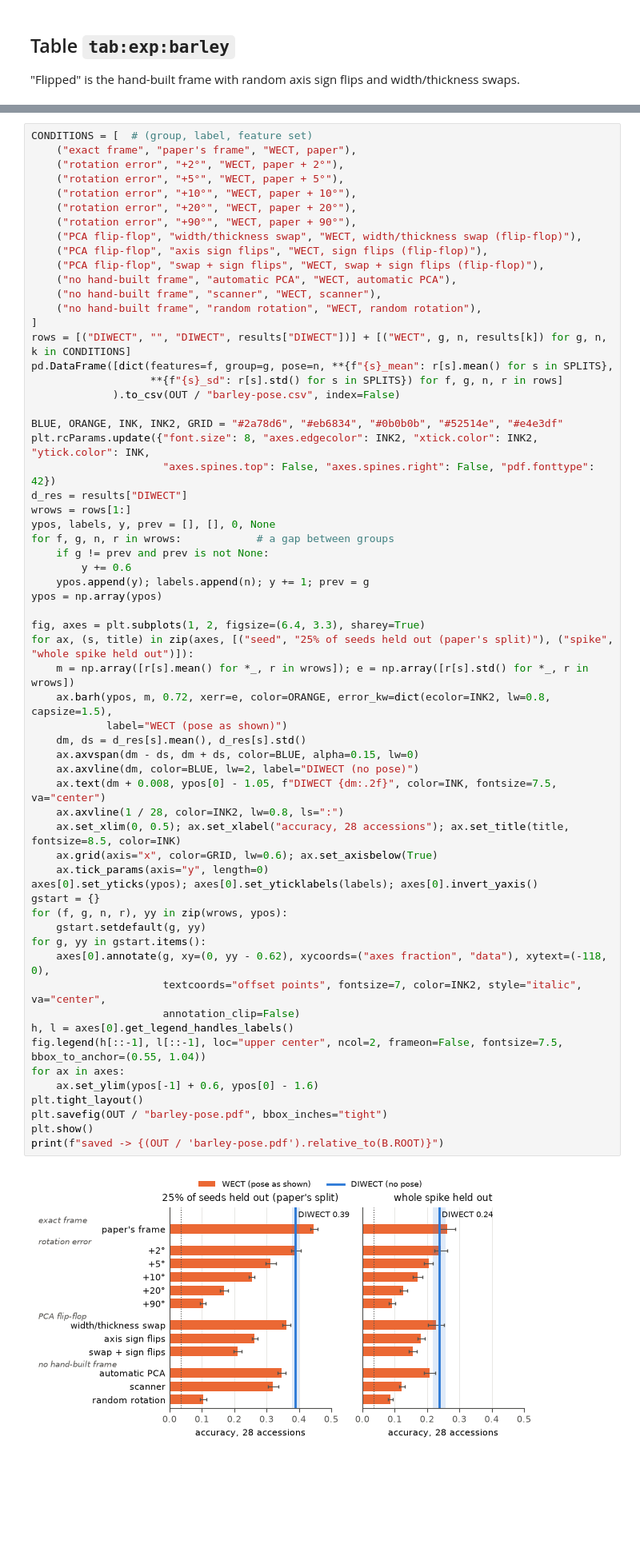
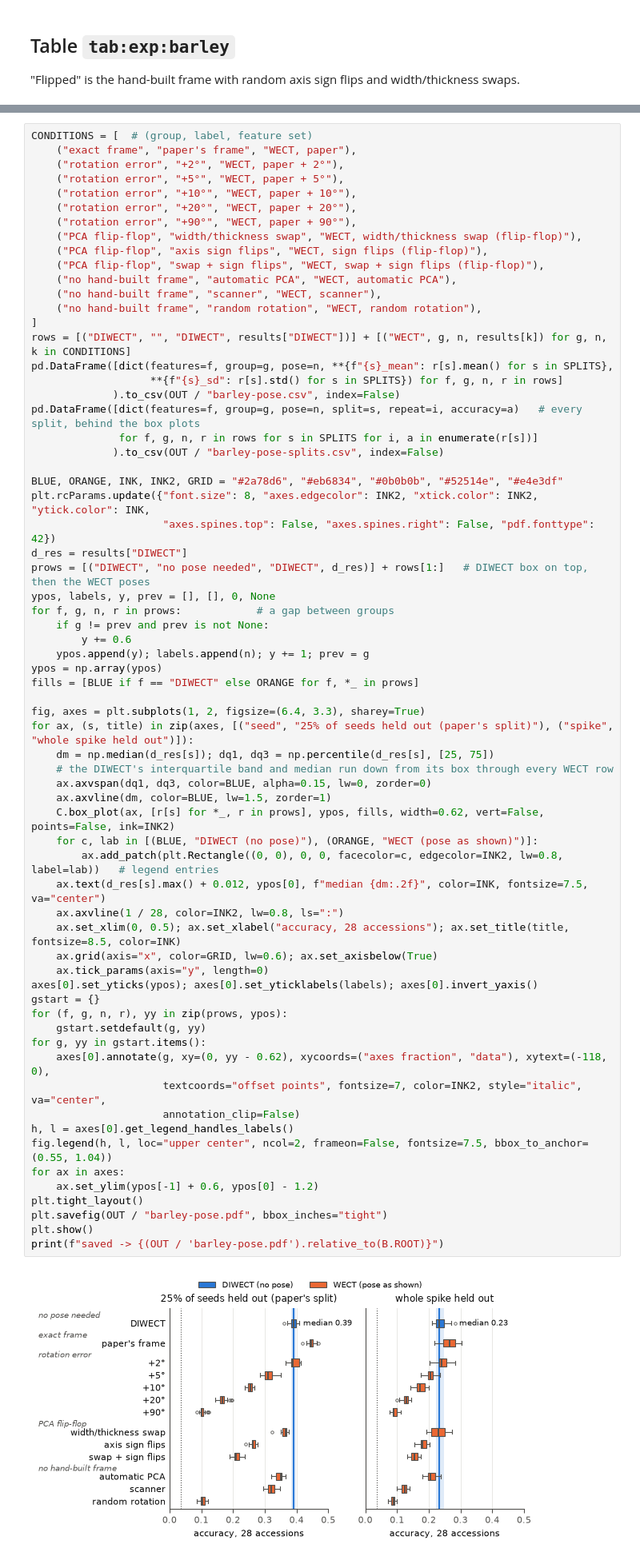
Before and after one commit to compTAG/diwect, a Jupyter notebook: experiments/04b-barley-table-and-fig.ipynb, the cells around one changed output, grey strips where cells are left out. Shown at 80% size. Saved outputs shown, nothing was run; the diff lists cells and outputs as text; blank space fills up the shorter version.

Commit message:
Change figures from dynamite plots to box plots

```diff
--- a/experiments/04b-barley-table-and-fig.ipynb
+++ b/experiments/04b-barley-table-and-fig.ipynb
@@ -170,50 +171,55 @@ rows = [("DIWECT", "", "DIWECT", results["DIWECT"])] + [("WECT", g, n, results[k
 pd.DataFrame([dict(features=f, group=g, pose=n, **{f"{s}_mean": r[s].mean() for s in SPLITS},
                    **{f"{s}_sd": r[s].std() for s in SPLITS}) for f, g, n, r in rows]
              ).to_csv(OUT / "barley-pose.csv", index=False)
+pd.DataFrame([dict(features=f, group=g, pose=n, split=s, repeat=i, accuracy=a)   # every split, behind the box plots
+              for f, g, n, r in rows for s in SPLITS for i, a in enumerate(r[s])]
+             ).to_csv(OUT / "barley-pose-splits.csv", index=False)
 
 BLUE, ORANGE, INK, INK2, GRID = "#2a78d6", "#eb6834", "#0b0b0b", "#52514e", "#e4e3df"
 plt.rcParams.update({"font.size": 8, "axes.edgecolor": INK2, "xtick.color": INK2, "ytick.color": INK,
                      "axes.spines.top": False, "axes.spines.right": False, "pdf.fonttype": 42})
 d_res = results["DIWECT"]
-wrows = rows[1:]
+prows = [("DIWECT", "no pose needed", "DIWECT", d_res)] + rows[1:]   # DIWECT box on top, then the WECT poses
 ypos, labels, y, prev = [], [], 0, None
-for f, g, n, r in wrows:            # a gap between groups
+for f, g, n, r in prows:            # a gap between groups
     if g != prev and prev is not None:
         y += 0.6
     ypos.append(y); labels.append(n); y += 1; prev = g
 ypos = np.array(ypos)
+fills = [BLUE if f == "DIWECT" else ORANGE for f, *_ in prows]
 
 fig, axes = plt.subplots(1, 2, figsize=(6.4, 3.3), sharey=True)
 for ax, (s, title) in zip(axes, [("seed", "25% of seeds held out (paper's split)"), ("spike", "whole spike held out")]):
-    m = np.array([r[s].mean() for *_, r in wrows]); e = np.array([r[s].std() for *_, r in wrows])
-    ax.barh(ypos, m, 0.72, xerr=e, color=ORANGE, error_kw=dict(ecolor=INK2, lw=0.8, capsize=1.5),
-            label="WECT (pose as shown)")
-    dm, ds = d_res[s].mean(), d_res[s].std()
-    ax.axvspan(dm - ds, dm + ds, color=BLUE, alpha=0.15, lw=0)
-    ax.axvline(dm, color=BLUE, lw=2, label="DIWECT (no pose)")
-    ax.text(dm + 0.008, ypos[0] - 1.05, f"DIWECT {dm:.2f}", color=INK, fontsize=7.5, va="center")
+    dm = np.median(d_res[s]); dq1, dq3 = np.percentile(d_res[s], [25, 75])
+    # the DIWECT's interquartile band and median run down from its box through every WECT row
+    ax.axvspan(dq1, dq3, color=BLUE, alpha=0.15, lw=0, zorder=0)
+    ax.axvline(dm, color=BLUE, lw=1.5, zorder=1)
+    C.box_plot(ax, [r[s] for *_, r in prows], ypos, fills, width=0.62, vert=False, points=False, ink=INK2)
+    for c, lab in [(BLUE, "DIWECT (no pose)"), (ORANGE, "WECT (pose as shown)")]:
+        ax.add_patch(plt.Rectangle((0, 0), 0, 0, facecolor=c, edgecolor=INK2, lw=0.8, label=lab))   # legend entries
+    ax.text(d_res[s].max() + 0.012, ypos[0], f"median {dm:.2f}", color=INK, fontsize=7.5, va="center")
     ax.axvline(1 / 28, color=INK2, lw=0.8, ls=":")
     ax.set_xlim(0, 0.5); ax.set_xlabel("accuracy, 28 accessions"); ax.set_title(title, fontsize=8.5, color=INK)
     ax.grid(axis="x", color=GRID, lw=0.6); ax.set_axisbelow(True)
     ax.tick_params(axis="y", length=0)
 axes[0].set_yticks(ypos); axes[0].set_yticklabels(labels); axes[0].invert_yaxis()
 gstart = {}
-for (f, g, n, r), yy in zip(wrows, ypos):
+for (f, g, n, r), yy in zip(prows, ypos):
     gstart.setdefault(g, yy)
 for g, yy in gstart.items():
     axes[0].annotate(g, xy=(0, yy - 0.62), xycoords=("axes fraction", "data"), xytext=(-118, 0),
                      textcoords="offset points", fontsize=7, color=INK2, style="italic", va="center",
                      annotation_clip=False)
 h, l = axes[0].get_legend_handles_labels()
-fig.legend(h[::-1], l[::-1], loc="upper center", ncol=2, frameon=False, fontsize=7.5, bbox_to_anchor=(0.55, 1.04))
+fig.legend(h, l, loc="upper center", ncol=2, frameon=False, fontsize=7.5, bbox_to_anchor=(0.55, 1.04))
 for ax in axes:
-    ax.set_ylim(ypos[-1] + 0.6, ypos[0] - 1.6)
+    ax.set_ylim(ypos[-1] + 0.6, ypos[0] - 1.2)
 plt.tight_layout()
 plt.savefig(OUT / "barley-pose.pdf", bbox_inches="tight")
 plt.show()
 print(f"saved -> {(OUT / 'barley-pose.pdf').relative_to(B.ROOT)}")
 # %% [output]
-[figure, old version]
+[figure, new version]
 saved -> figures/4-barley/barley-pose.pdf
 # %% [markdown]
 ## The published UMAP pipeline (text, last paragraph of the section)
```
Also changed, not shown: parts of 2 cells of this notebook, 3 other files.
